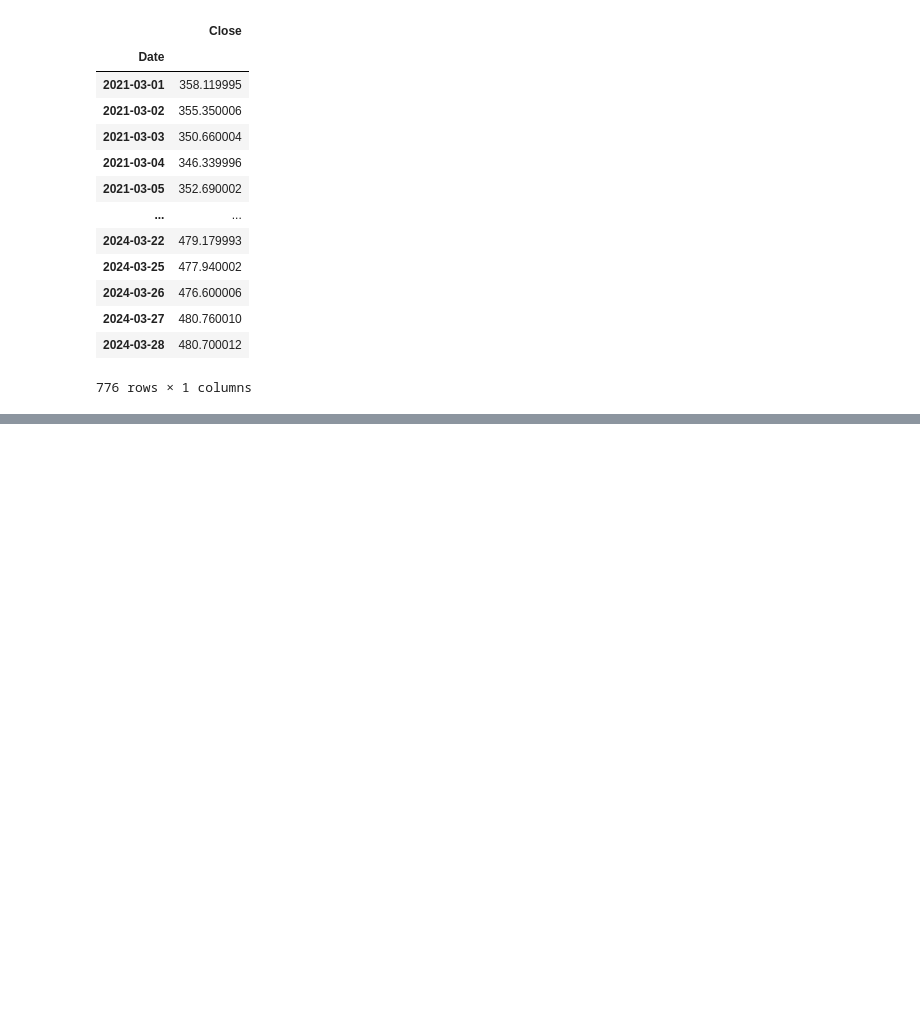
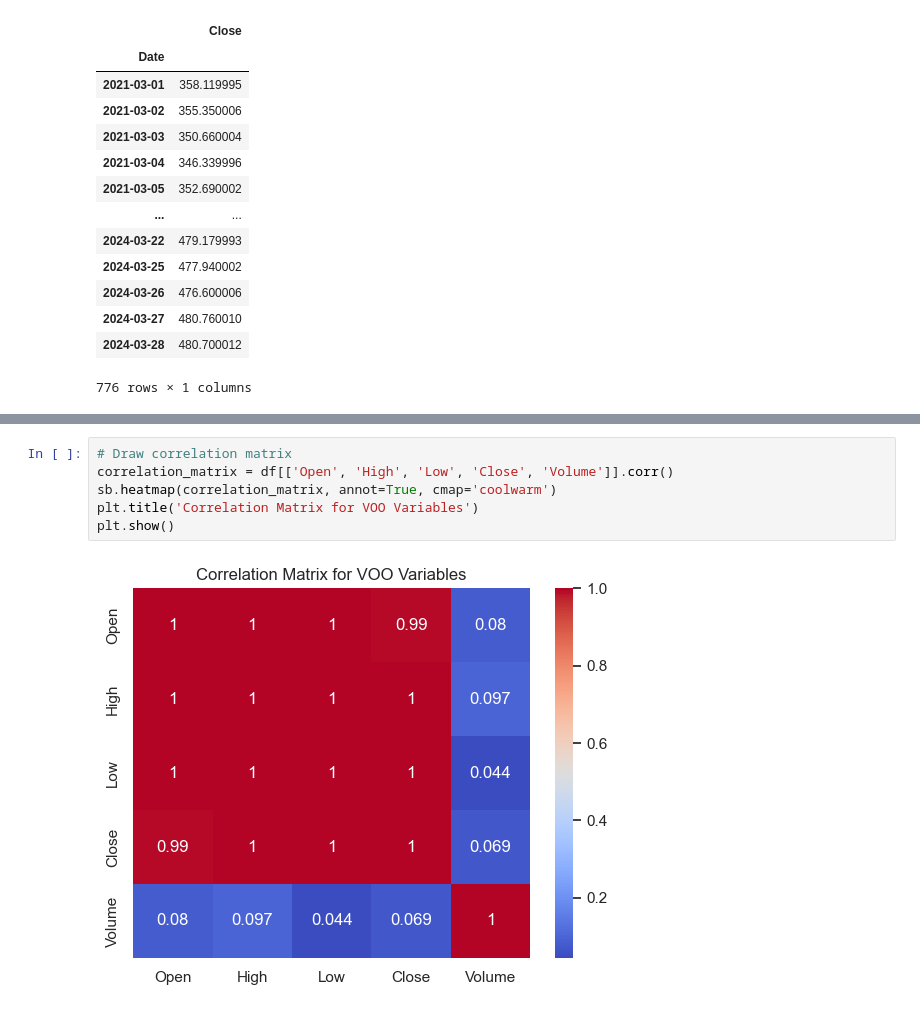
Before and after one commit to charltonxqh/SC1015-mini-project, a Jupyter notebook: ARIMA Analysis/ARIMA.ipynb, the cells around one changed output, grey strips where cells are left out. Drawn from its saved outputs; the diff is of its cells as text; blank space fills up the shorter version.

```diff
--- a/ARIMA Analysis/ARIMA.ipynb
+++ b/ARIMA Analysis/ARIMA.ipynb
@@ -135,0 +173,8 @@ df_close
+# %%
+# Draw correlation matrix
+correlation_matrix = df[['Open', 'High', 'Low', 'Close', 'Volume']].corr()
+sb.heatmap(correlation_matrix, annot=True, cmap='coolwarm')
+plt.title('Correlation Matrix for VOO Variables')
+plt.show()
+# %% [output]
+[figure, added]
```
Also changed, not shown: parts of 15 cells of this notebook.
